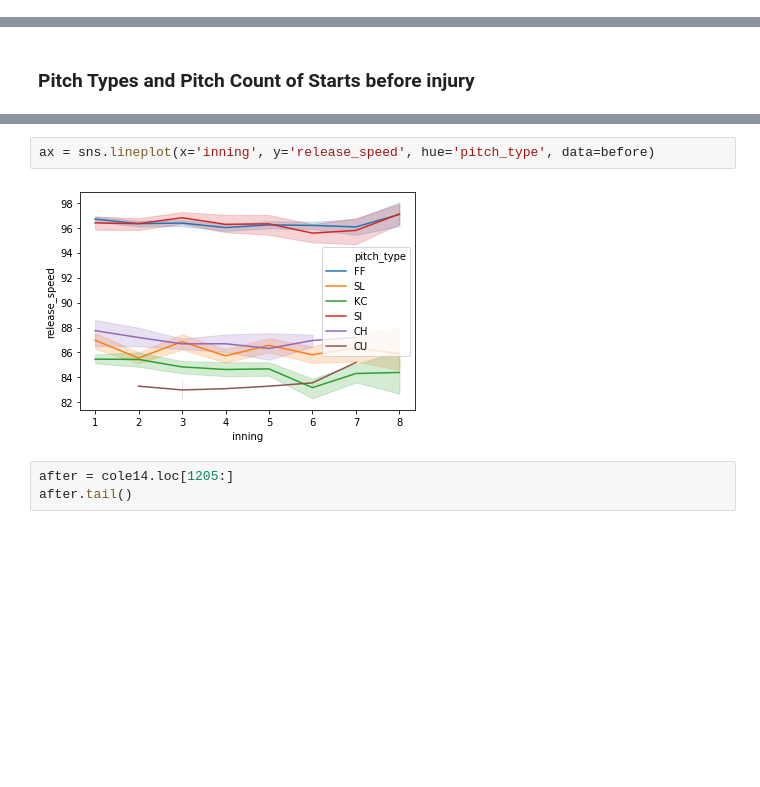
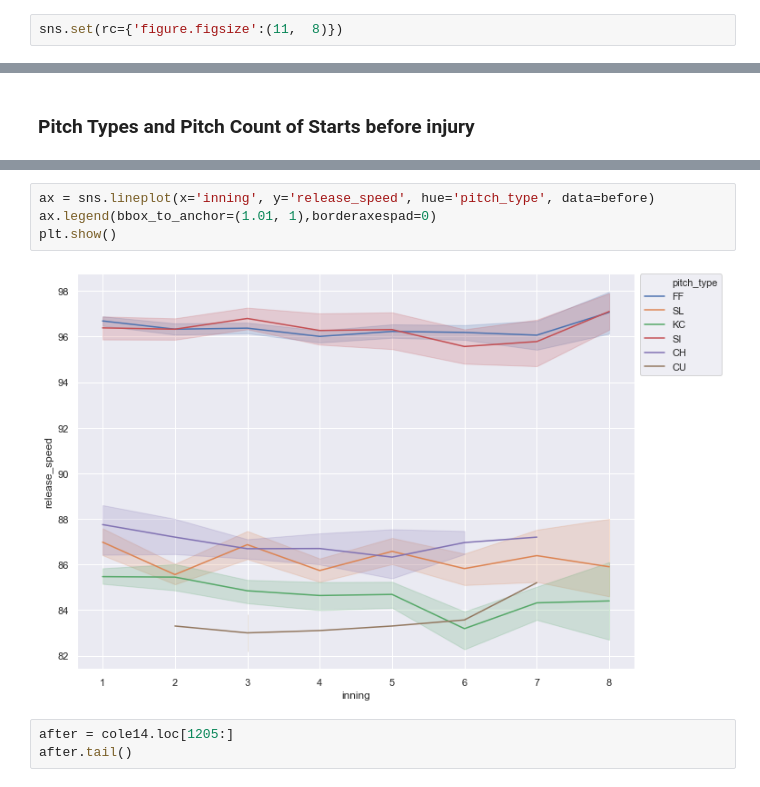
Before and after one commit to PauMacasaet/Gerrit-Cole-Analysis, a Jupyter notebook: gerritcole.ipynb, the cells around one changed output, grey strips where cells are left out. Saved outputs shown, nothing was run; the diff lists cells and outputs as text; blank space fills up the shorter version.

Commit message:
follow up box plots

```diff
--- a/gerritcole.ipynb
+++ b/gerritcole.ipynb
@@ -494,0 +515,2 @@ before = cole14.loc[0:1204]
+# %%
+sns.set(rc={'figure.figsize':(11,  8)})
@@ -547,7 +576,9 @@ Name: pitch_type, dtype: float64, 'Pitch Count: 100')
 # %%
 ax = sns.lineplot(x='inning', y='release_speed', hue='pitch_type', data=before)
+ax.legend(bbox_to_anchor=(1.01, 1),borderaxespad=0)
+plt.show()
 # %% [output]
-[figure, old version]
+[figure, new version]
 # %%
 after = cole14.loc[1205:]
 after.tail()
```
Also changed, not shown: parts of 18 cells of this notebook, 1 other file.
